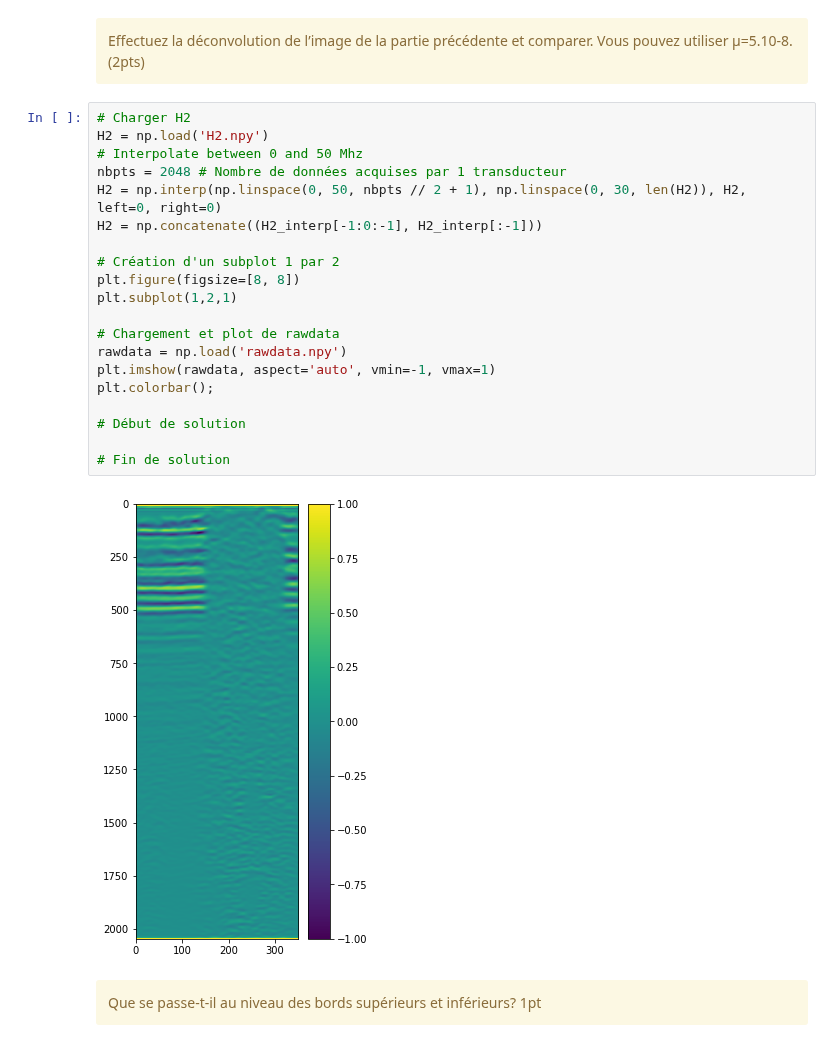
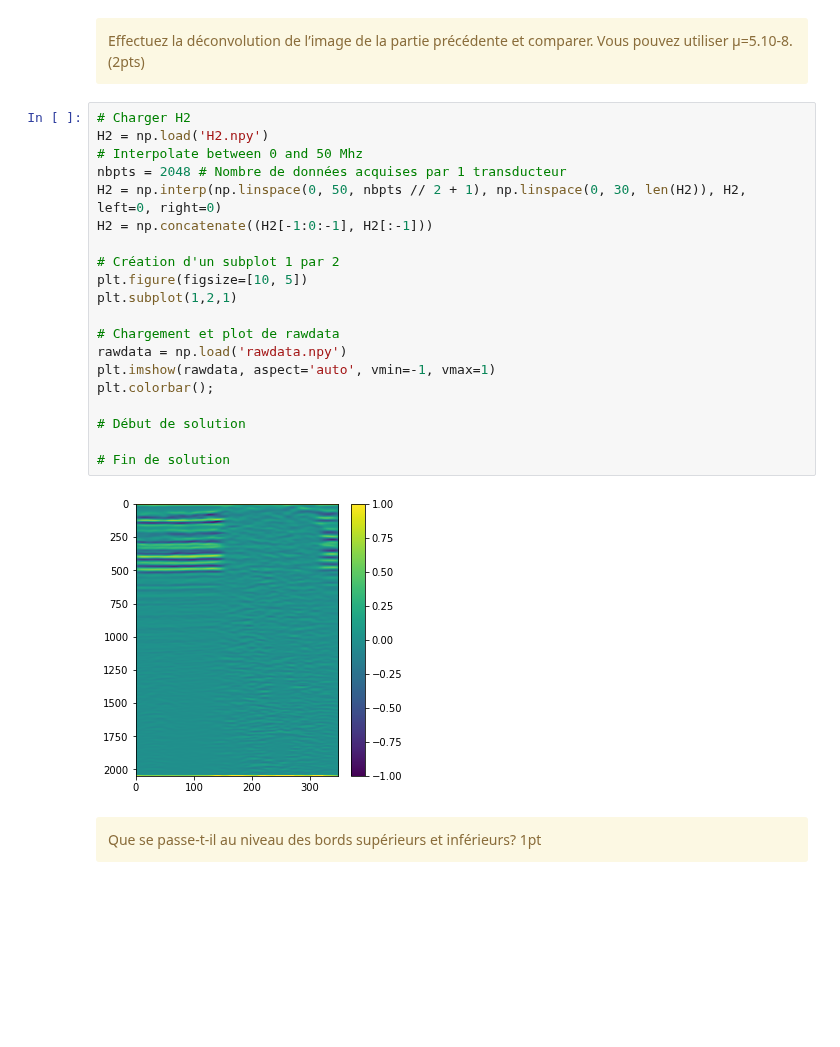
Before and after one commit to jcohenadad/GBM8378, a Jupyter notebook: lab2-us/gbm8378-lab2-us.ipynb, the cells around one changed output. Saved outputs shown, nothing was run; the diff lists cells and outputs as text; blank space fills up the shorter version.

```diff
--- a/lab2-us/gbm8378-lab2-us.ipynb
+++ b/lab2-us/gbm8378-lab2-us.ipynb
@@ -185,25 +186,25 @@ En pratique un terme de régularisation µ est ajouté et l’équation utilisé
 # %%
 # Charger H2
 H2 = np.load('H2.npy')
 # Interpolate between 0 and 50 Mhz
 nbpts = 2048 # Nombre de données acquises par 1 transducteur
 H2 = np.interp(np.linspace(0, 50, nbpts // 2 + 1), np.linspace(0, 30, len(H2)), H2, left=0, right=0)
-H2 = np.concatenate((H2_interp[-1:0:-1], H2_interp[:-1]))
+H2 = np.concatenate((H2[-1:0:-1], H2[:-1]))
 
 # Création d'un subplot 1 par 2
-plt.figure(figsize=[8, 8])
+plt.figure(figsize=[10, 5])
 plt.subplot(1,2,1)
 
 # Chargement et plot de rawdata
 rawdata = np.load('rawdata.npy')
 plt.imshow(rawdata, aspect='auto', vmin=-1, vmax=1)
 plt.colorbar();
 
 # Début de solution
 
 # Fin de solution
 # %% [output]
-[figure, old version]
+[figure, new version]
 # %% [markdown]
 <div class="alert alert-block alert-warning">Que se passe-t-il au niveau des bords supérieurs et inférieurs? 1pt </div>
 # %% [markdown]
```
Also changed, not shown: parts of 6 cells of this notebook.
